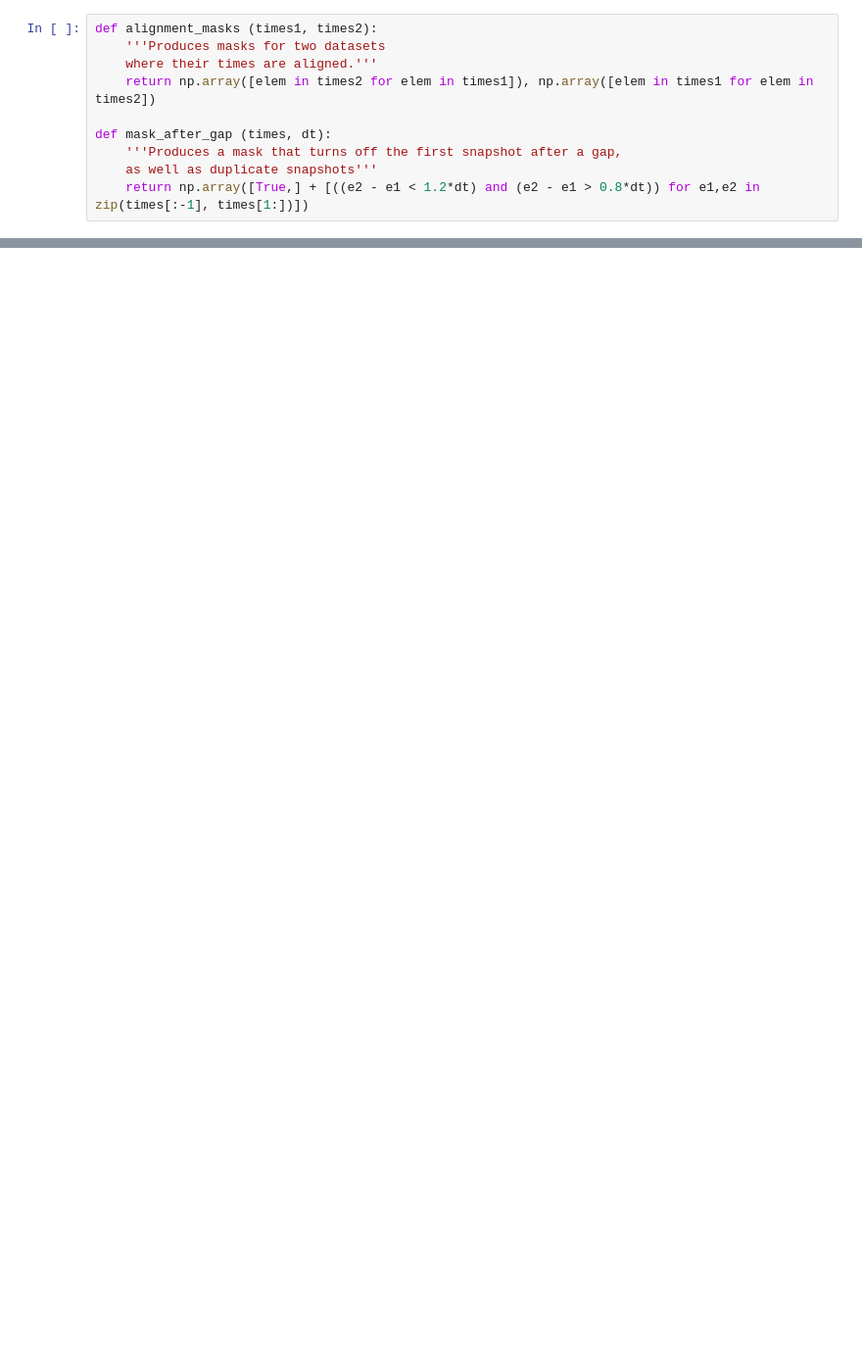
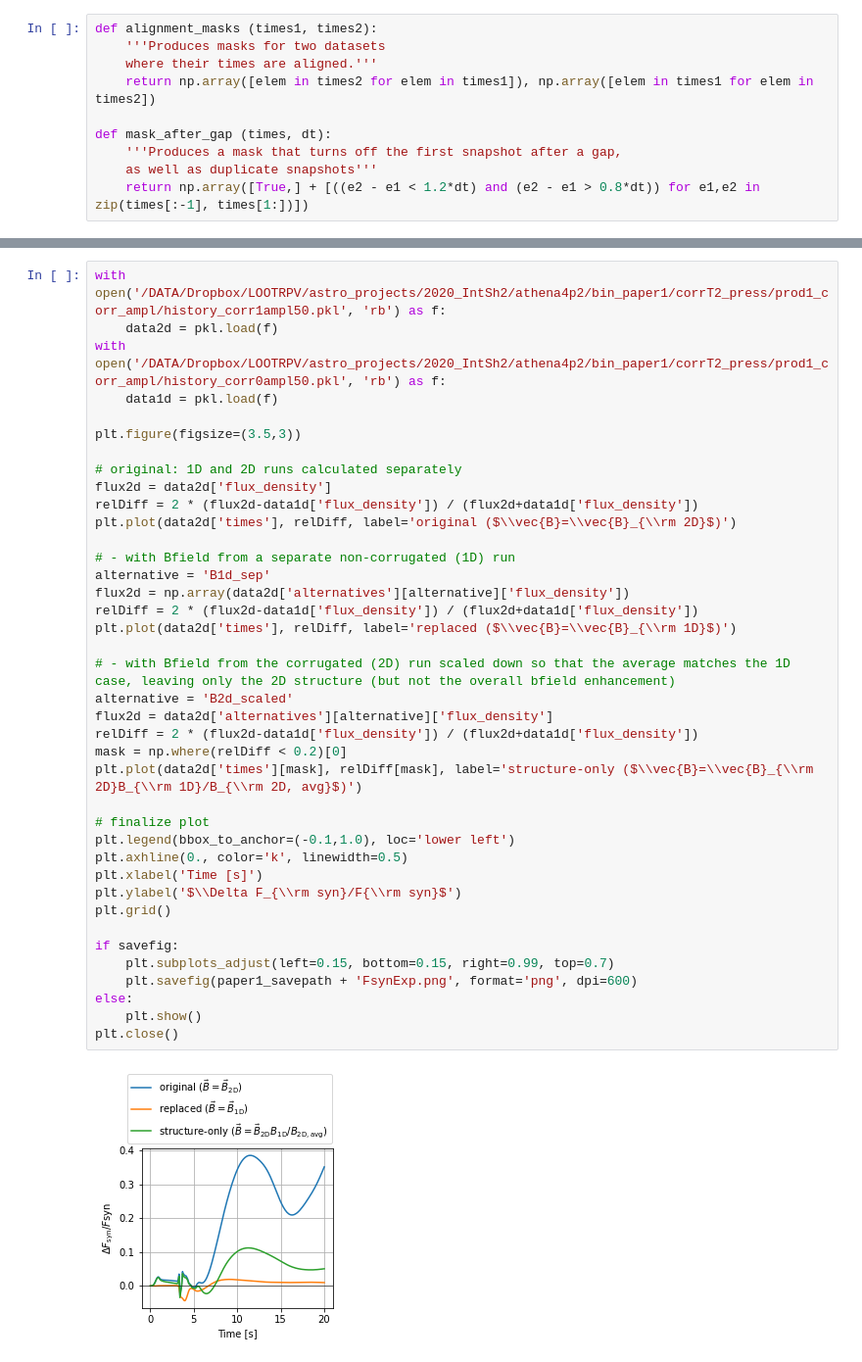
Before and after one commit to ppjanka/Corrugated_internal_shocks, a Jupyter notebook: bin_paper1/paper1_paperPlots.ipynb, the cells around one changed output, grey strips where cells are left out. Shown at 98% size. Cells and saved outputs as stored; diff of their text form; blank space fills up the shorter version.

```diff
--- a/bin_paper1/paper1_paperPlots.ipynb
+++ b/bin_paper1/paper1_paperPlots.ipynb
@@ -511,0 +661,41 @@ plt.close()
+# %%
+with open('/DATA/Dropbox/LOOTRPV/astro_projects/2020_IntSh2/athena4p2/bin_paper1/corrT2_press/prod1_corr_ampl/history_corr1ampl50.pkl', 'rb') as f:
+    data2d = pkl.load(f)
+with open('/DATA/Dropbox/LOOTRPV/astro_projects/2020_IntSh2/athena4p2/bin_paper1/corrT2_press/prod1_corr_ampl/history_corr0ampl50.pkl', 'rb') as f:
+    data1d = pkl.load(f)
+
+plt.figure(figsize=(3.5,3))
+
+# original: 1D and 2D runs calculated separately
+flux2d = data2d['flux_density']
+relDiff = 2 * (flux2d-data1d['flux_density']) / (flux2d+data1d['flux_density'])
+plt.plot(data2d['times'], relDiff, label='original ($\\vec{B}=\\vec{B}_{\\rm 2D}$)')
+
+# - with Bfield from a separate non-corrugated (1D) run
+alternative = 'B1d_sep'
+flux2d = np.array(data2d['alternatives'][alternative]['flux_density'])
+relDiff = 2 * (flux2d-data1d['flux_density']) / (flux2d+data1d['flux_density'])
+plt.plot(data2d['times'], relDiff, label='replaced ($\\vec{B}=\\vec{B}_{\\rm 1D}$)')
+
+# - with Bfield from the corrugated (2D) run scaled down so that the average matches the 1D case, leaving only the 2D structure (but not the overall bfield enhancement)
+alternative = 'B2d_scaled'
+flux2d = data2d['alternatives'][alternative]['flux_density']
+relDiff = 2 * (flux2d-data1d['flux_density']) / (flux2d+data1d['flux_density'])
+mask = np.where(relDiff < 0.2)[0]
+plt.plot(data2d['times'][mask], relDiff[mask], label='structure-only ($\\vec{B}=\\vec{B}_{\\rm 2D}B_{\\rm 1D}/B_{\\rm 2D, avg}$)')
+
+# finalize plot
+plt.legend(bbox_to_anchor=(-0.1,1.0), loc='lower left')
+plt.axhline(0., color='k', linewidth=0.5)
+plt.xlabel('Time [s]')
+plt.ylabel('$\\Delta F_{\\rm syn}/F{\\rm syn}$')
+plt.grid()
+
+if savefig:
+    plt.subplots_adjust(left=0.15, bottom=0.15, right=0.99, top=0.7)
+    plt.savefig(paper1_savepath + 'FsynExp.png', format='png', dpi=600)
+else:
+    plt.show()
+plt.close()
+# %% [output]
+[figure, added]
```
Also changed, not shown: parts of 11 cells of this notebook, 2 other files.
